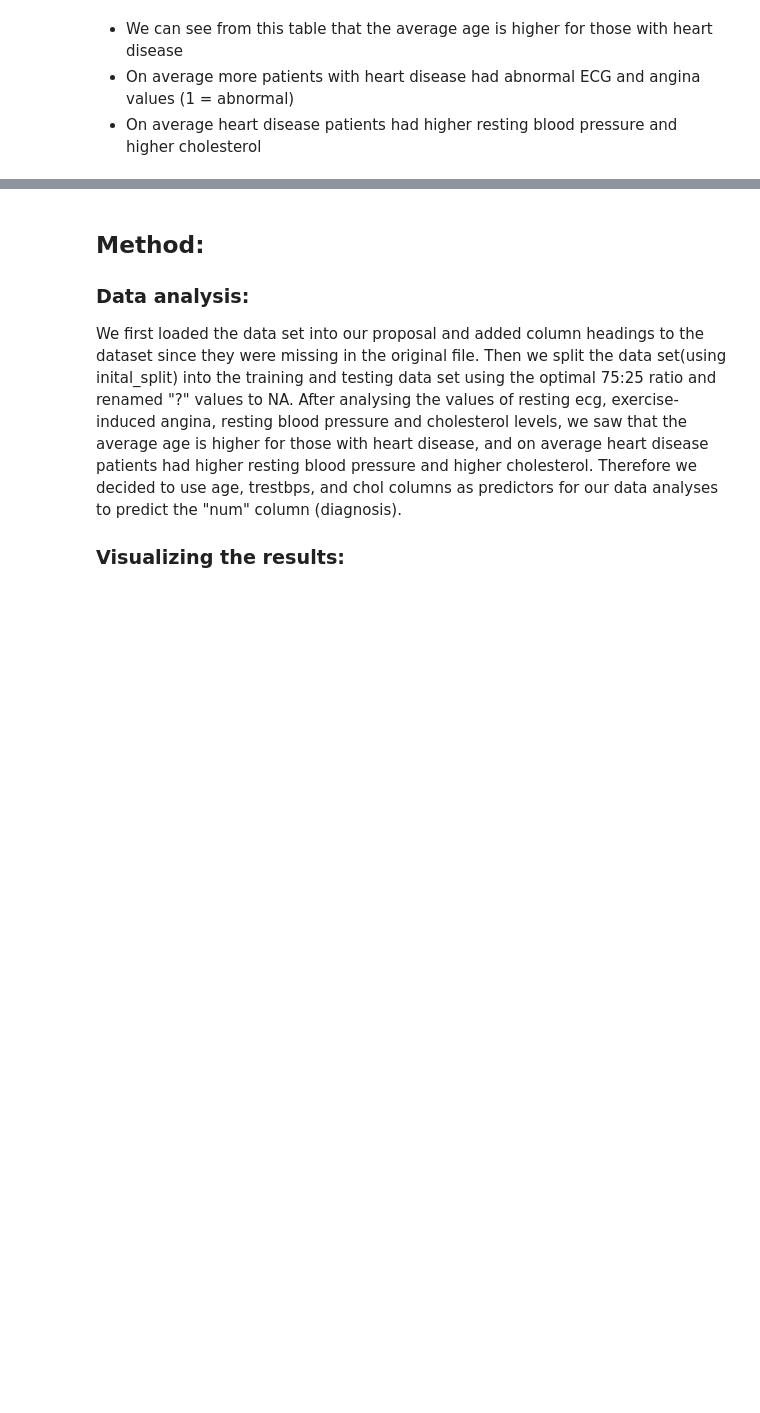
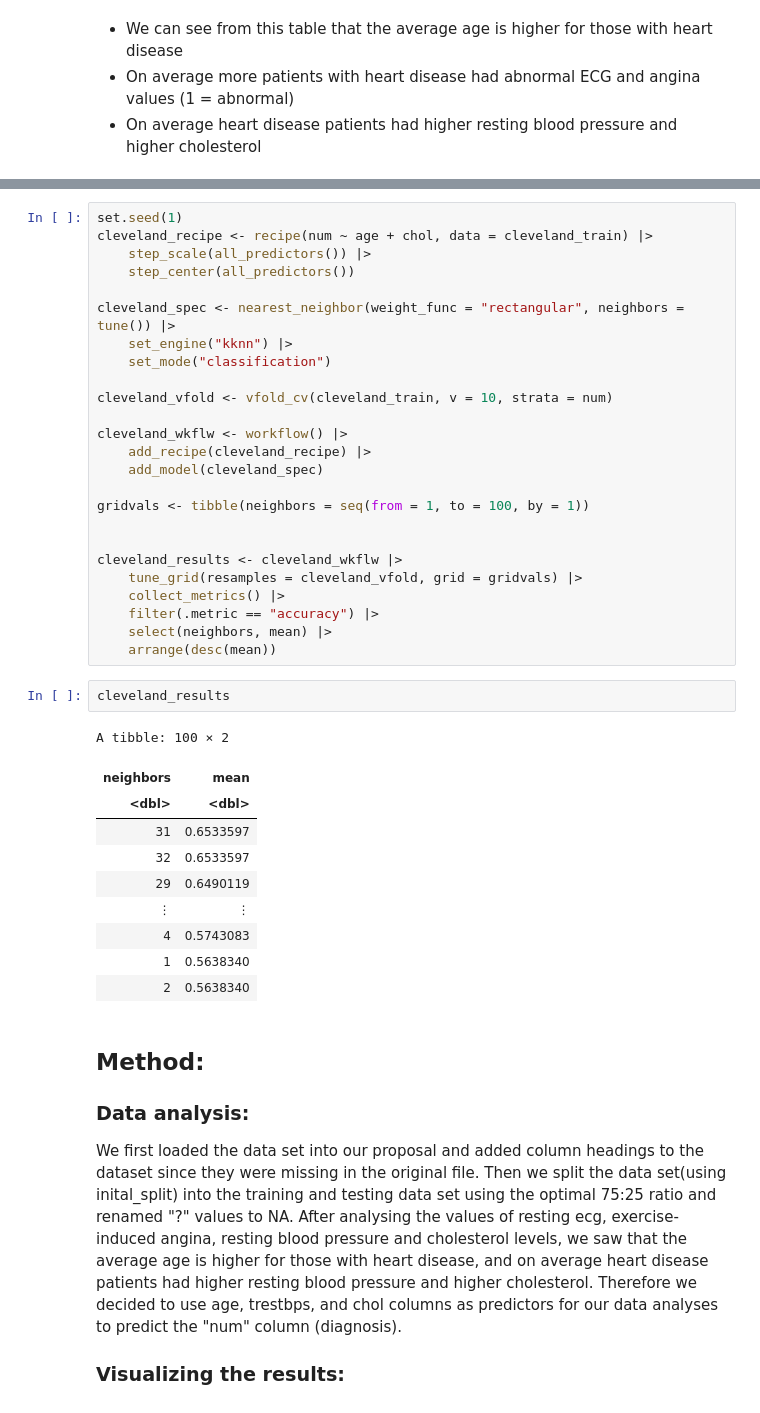
Before and after one commit to Clarique/DSCI-100-Project, a Jupyter notebook: DSCI 100- Project Report.ipynb, the cells around one changed output, grey strips where cells are left out. Drawn from its saved outputs; the diff is of its cells as text; blank space fills up the shorter version.

Commit message:
created model and did cross validation thingy

```diff
--- a/DSCI 100- Project Report.ipynb
+++ b/DSCI 100- Project Report.ipynb
@@ -160,6 +163,44 @@ plot_3
 # Again, there's a slight positive trend in the data, but no clear higher concentration of diagnoses
 # %% [output]
 [figure]
+# %%
+set.seed(1)
+cleveland_recipe <- recipe(num ~ age + chol, data = cleveland_train) |>
+    step_scale(all_predictors()) |>
+    step_center(all_predictors())
+
+cleveland_spec <- nearest_neighbor(weight_func = "rectangular", neighbors = tune()) |>
+    set_engine("kknn") |>
+    set_mode("classification")
+
+cleveland_vfold <- vfold_cv(cleveland_train, v = 10, strata = num)
+
+cleveland_wkflw <- workflow() |>
+    add_recipe(cleveland_recipe) |>
+    add_model(cleveland_spec)
+
+gridvals <- tibble(neighbors = seq(from = 1, to = 100, by = 1))
+
+
+cleveland_results <- cleveland_wkflw |>
+    tune_grid(resamples = cleveland_vfold, grid = gridvals) |>
+    collect_metrics() |>
+    filter(.metric == "accuracy") |>
+    select(neighbors, mean) |>
+    arrange(desc(mean))
+# %%
+cleveland_results
+# %% [output]
+A tibble: 100 × 2
+| neighbors | mean |
+| <dbl> | <dbl> |
+| 31 | 0.6533597 |
+| 32 | 0.6533597 |
+| 29 | 0.6490119 |
+| ⋮ | ⋮ |
+| 4 | 0.5743083 |
+| 1 | 0.5638340 |
+| 2 | 0.5638340 |
 # %% [markdown]
 ## Method:
 ### Data analysis:
```
Also changed, not shown: parts of 4 cells of this notebook.
